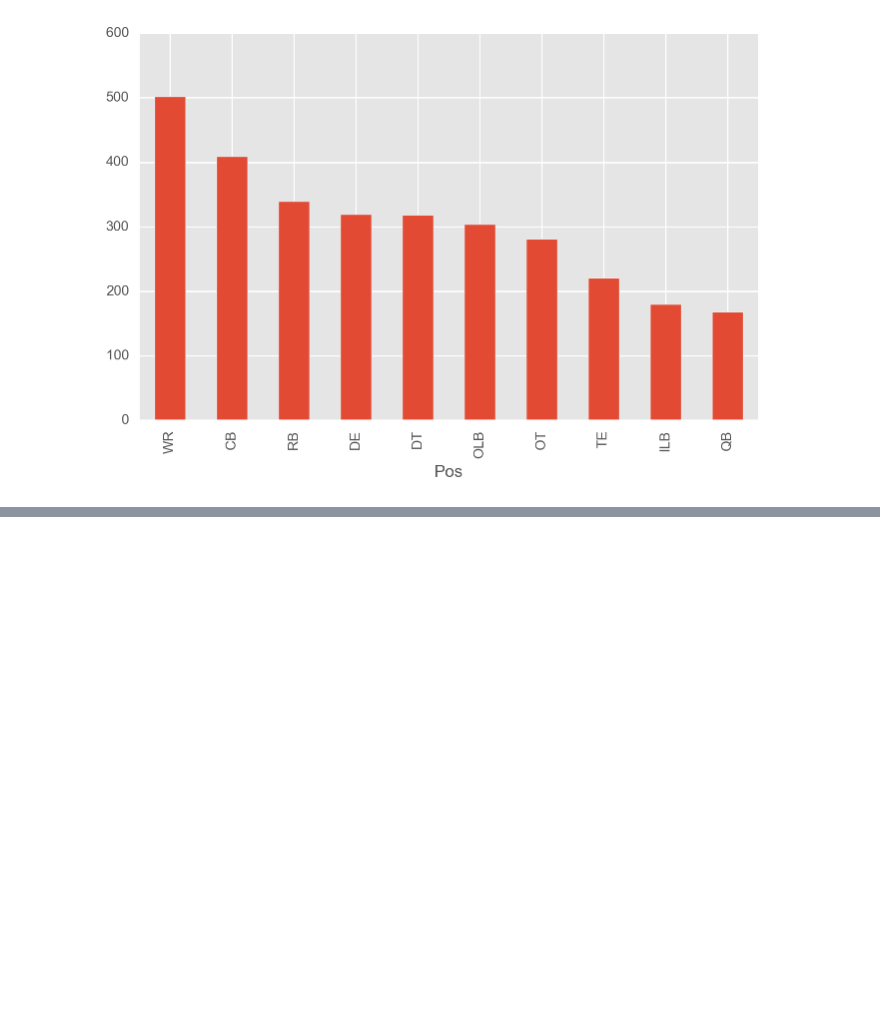
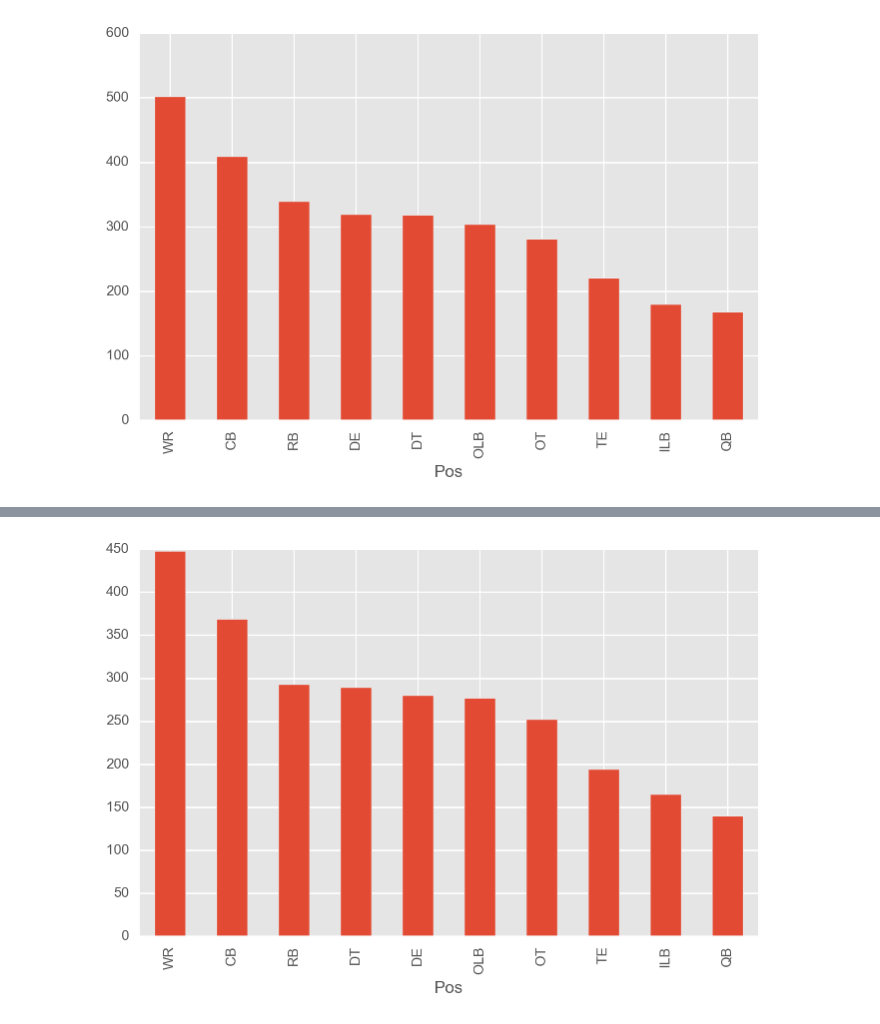
Before and after one commit to richardagalvez/NFLAnalysis, a Jupyter notebook: Data_exploration.ipynb, the cells around one changed output, grey strips where cells are left out. Saved outputs shown, nothing was run; the diff lists cells and outputs as text; code cells hidden in the pictures; blank space fills up the shorter version.

```diff
--- a/Data_exploration.ipynb
+++ b/Data_exploration.ipynb
@@ -77,0 +103,4 @@ df.groupby('Pos').size().sort_values(ascending=False).head(n=10).plot(kind='bar'
+# %%
+df[df['Probowl']==False].groupby('Pos').size().sort_values(ascending=False).head(n=10).plot(kind='bar');
+# %% [output]
+[figure, added]
```
Also changed, not shown: parts of 18 cells of this notebook.
